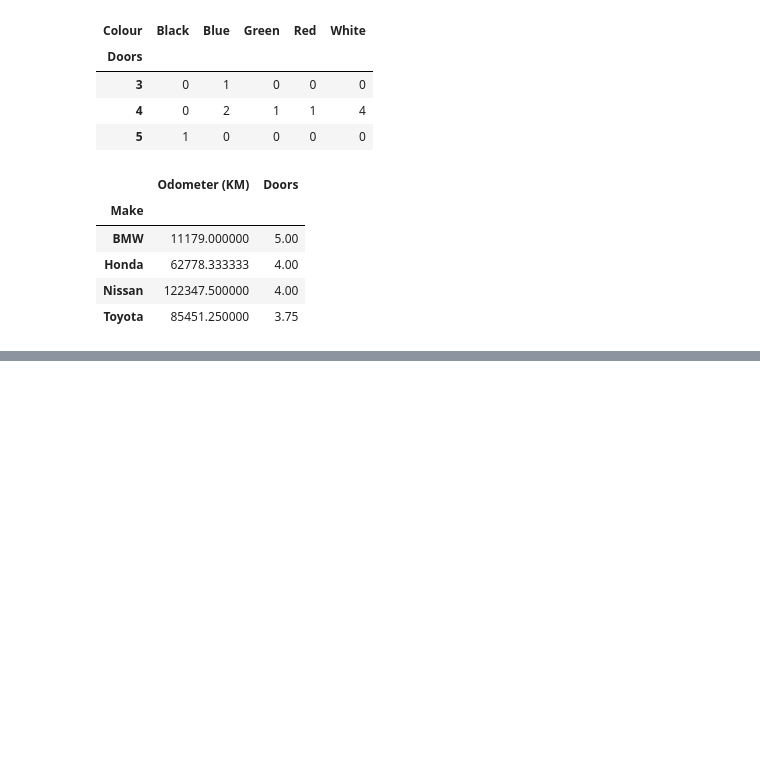
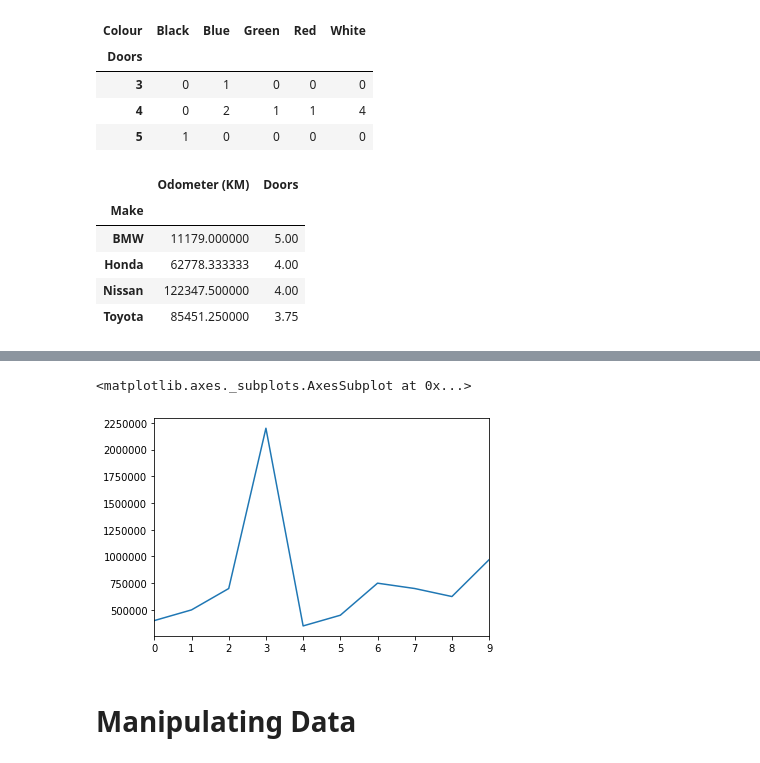
Before and after one commit to Haris-584/python-and-intro-to-data-science, a Jupyter notebook: Pandas/Introduction to pandas.ipynb, the cells around one changed output, grey strips where cells are left out. Saved outputs shown, nothing was run; the diff lists cells and outputs as text; code cells hidden in the pictures; blank space fills up the shorter version.

```diff
--- a/Pandas/Introduction to pandas.ipynb
+++ b/Pandas/Introduction to pandas.ipynb
@@ -415,0 +436,3 @@ car_sales.groupby(["Make"]).mean()
+# %%
+# convert price col (object ) to integer to make it graph
+car_sales["Price"] = car_sales["Price"].str.replace('[\$\,\.]','').astype(int)
@@ -415,0 +454,8 @@ car_sales.groupby(["Make"]).mean()
+# %%
+# lets plot price now
+car_sales["Price"].plot()
+# %% [output]
+<matplotlib.axes._subplots.AxesSubplot at 0x...>
+[figure, added]
+# %% [markdown]
+# Manipulating Data
```
Also changed, not shown: parts of 31 cells of this notebook, 12 other files.
